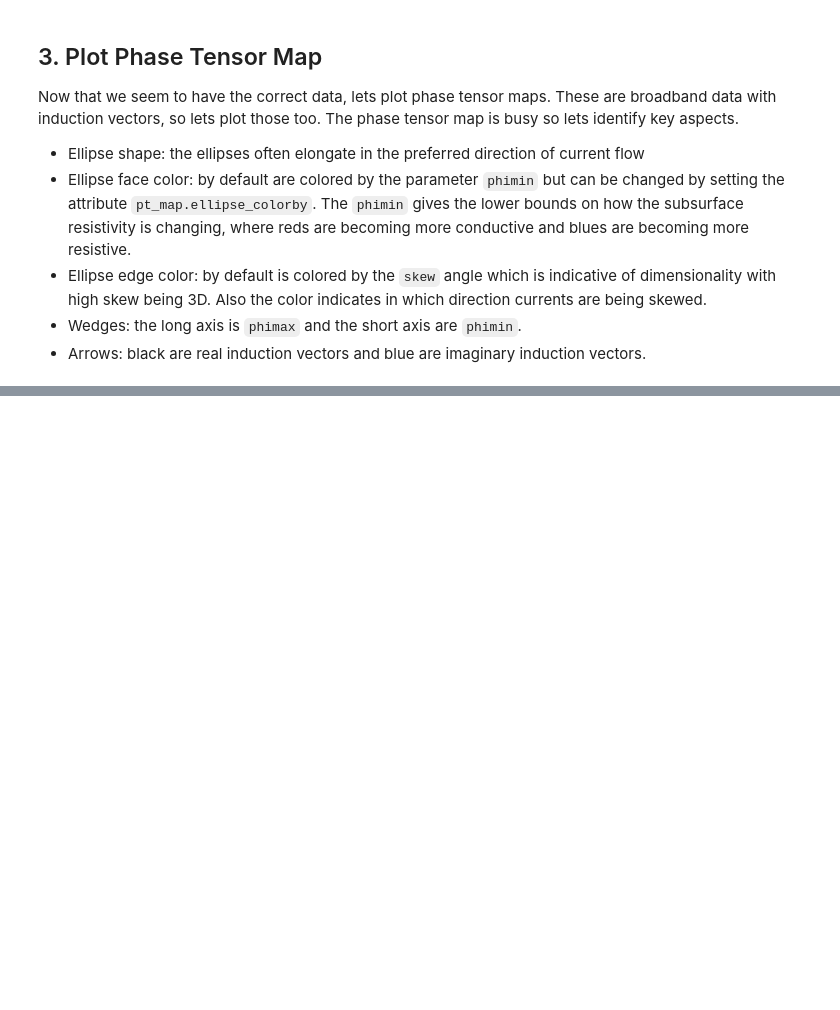
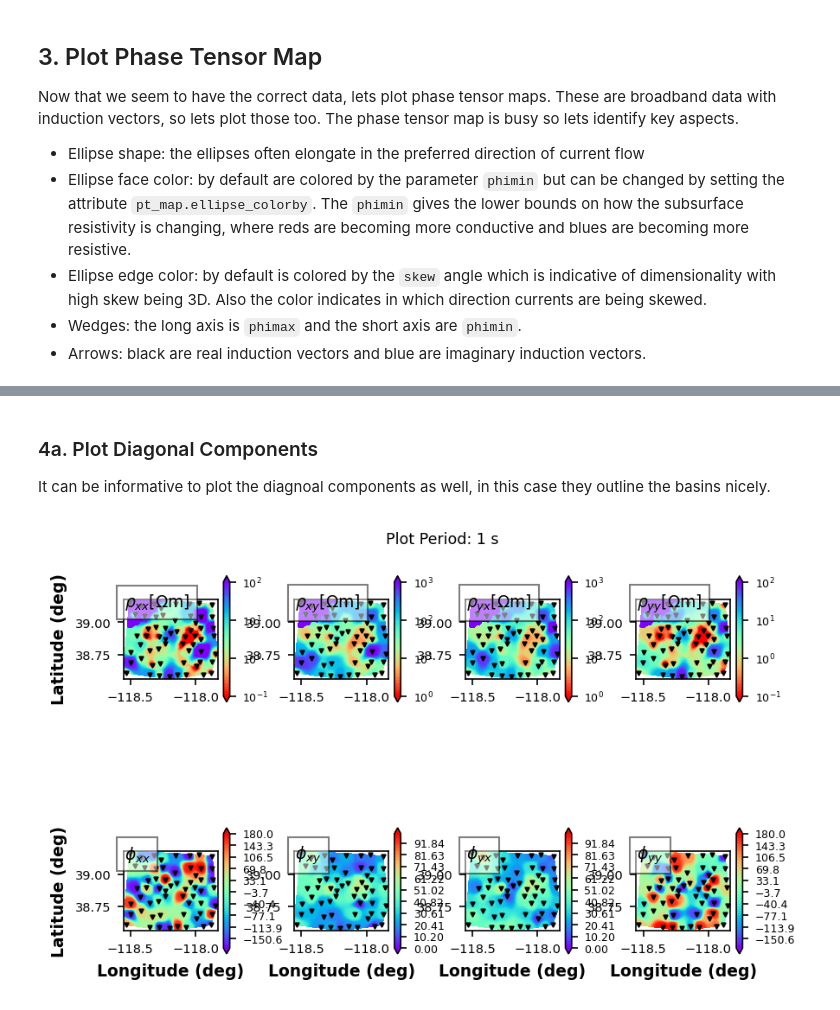
Before and after one commit to MTgeophysics/mtpy-v2, a Jupyter notebook: docs/source/notebooks/3_MTData_grid.ipynb, the cells around one changed output, grey strips where cells are left out. Cells and saved outputs as stored; diff of their text form; code cells hidden in the pictures; blank space fills up the shorter version.

```diff
--- a/docs/source/notebooks/3_MTData_grid.ipynb
+++ b/docs/source/notebooks/3_MTData_grid.ipynb
@@ -67,0 +70,11 @@ pt_map.redraw_plot()
+# %% [markdown]
+### 4a. Plot Diagonal Components
+
+It can be informative to plot the diagnoal components as well, in this case they outline the basins nicely.
+# %%
+rp_map.plot_xx = True
+rp_map.plot_yy = True
+rp_map.plot_det = False
+rp_map.redraw_plot()
+# %% [output]
+[figure, added]
```
Also changed, not shown: parts of 16 cells of this notebook, 3 other files.
